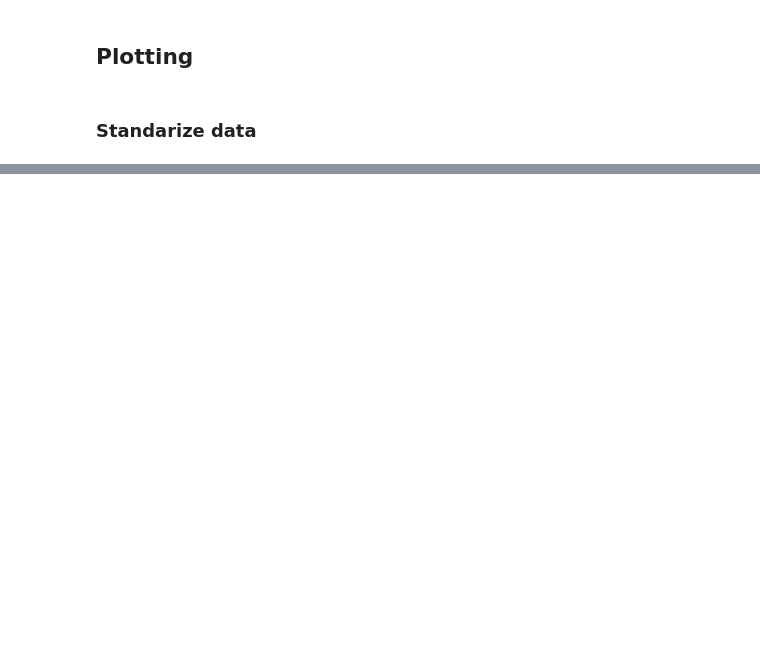
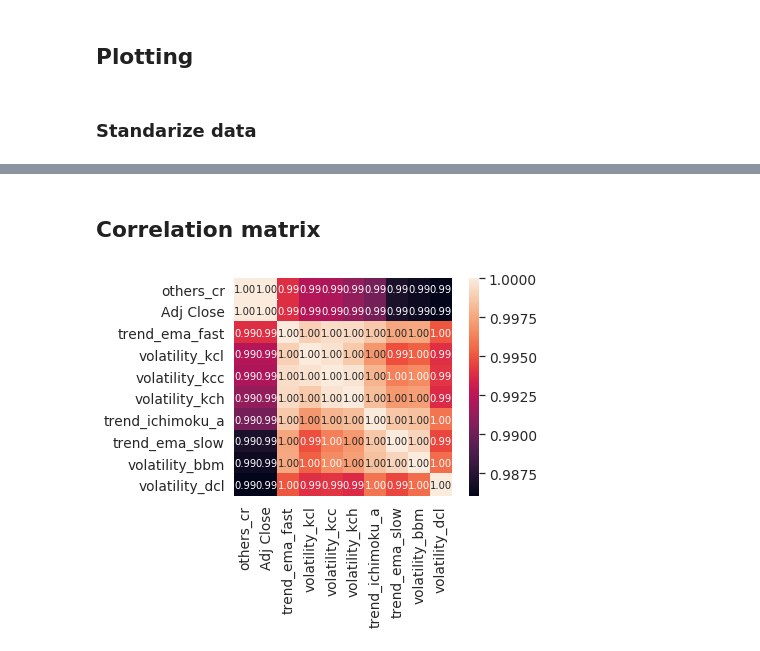
Before and after one commit to kairosart/factors, a Jupyter notebook: XGBoost.ipynb, the cells around one changed output, grey strips where cells are left out. Drawn from its saved outputs; the diff is of its cells as text; code cells hidden in the pictures; blank space fills up the shorter version.

```diff
--- a/XGBoost.ipynb
+++ b/XGBoost.ipynb
@@ -300,0 +314,2 @@ plt.show()
+# %%
+df = add_all_ta_features(portf_value, "Open", "High", "Low", "Close", "Volume", fillna=True)
@@ -300,0 +329,8 @@ plt.show()
+# %%
+df.reset_index(inplace=True)
+del df['Date']
+del df['Open']
+del df['High']
+del df['Low']
+del df['Close']
+del df['Volume']
@@ -300,0 +357,13 @@ plt.show()
+# %% [markdown]
+## Correlation matrix
+# %%
+# Adj Close correlation matrix
+corrmat = df.corr()
+k = 10 #number of variables for heatmap
+cols = corrmat.nlargest(k, 'Adj Close')['Adj Close'].index
+cm = np.corrcoef(df[cols].values.T)
+sns.set(font_scale=1.25)
+hm = sns.heatmap(cm, cbar=True, annot=True, square=True, fmt='.2f', annot_kws={'size': 10}, yticklabels=cols.values, xticklabels=cols.values)
+plt.show()
+# %% [output]
+[figure, added]
```
Also changed, not shown: parts of 26 cells of this notebook.
